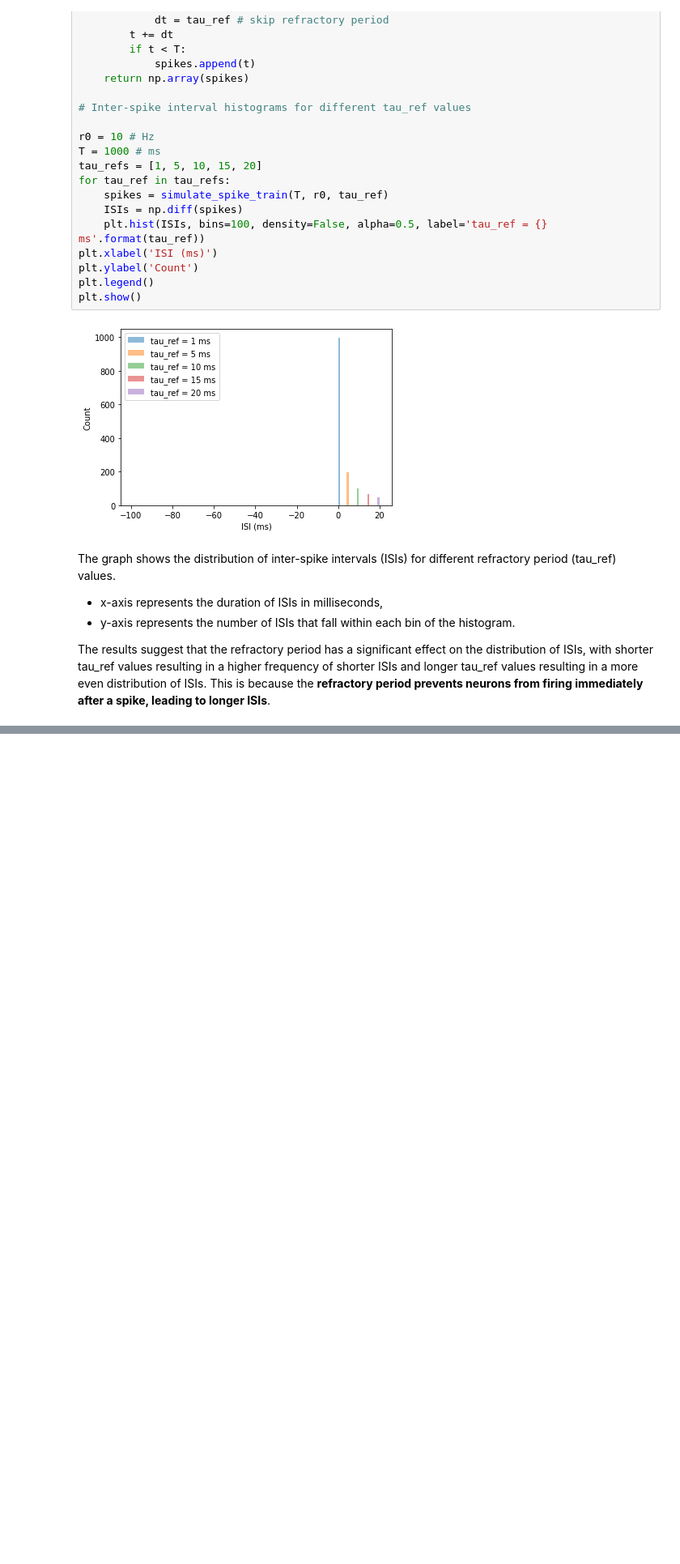
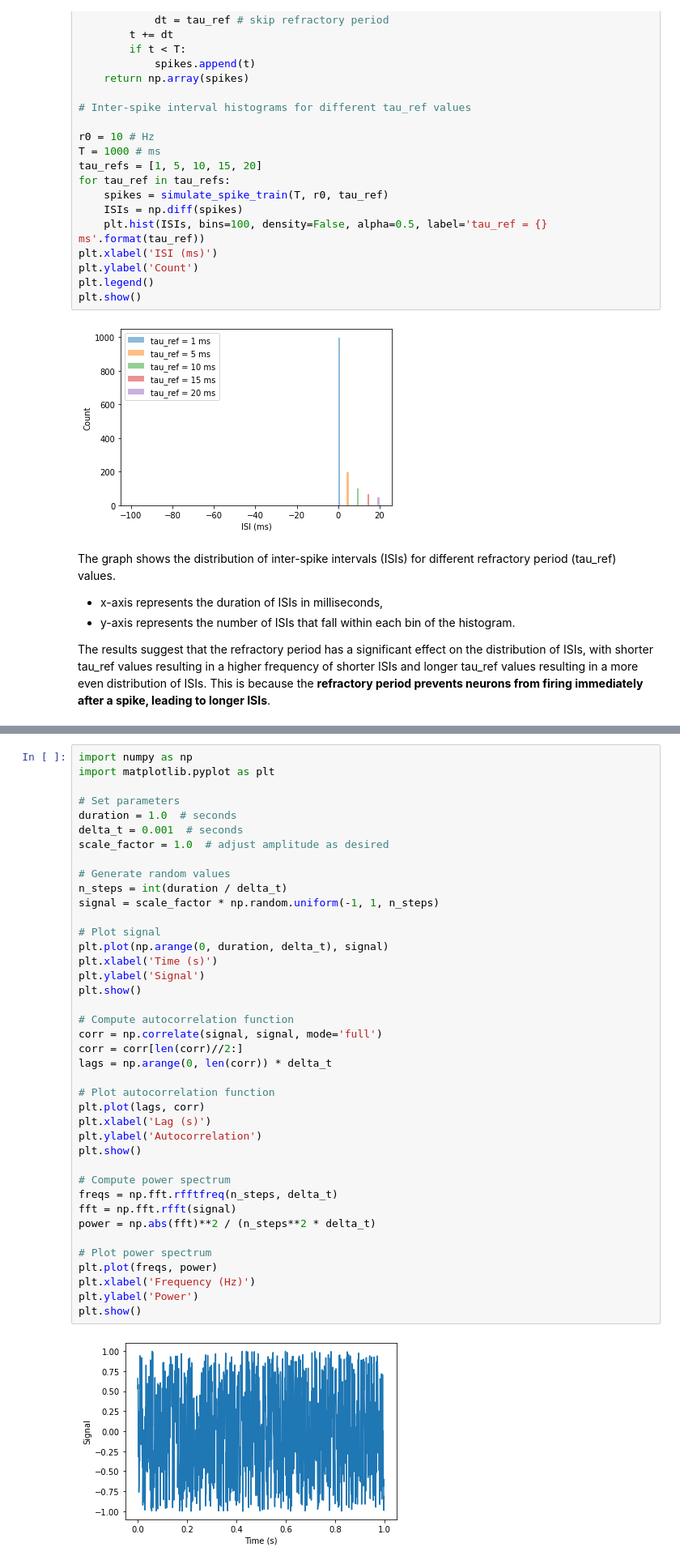
Before and after one commit to SpenBobCat/Computational_Neuroscience, a Jupyter notebook: Copy_of_Computational_Neuroscience_Coursera.ipynb, the cells around one changed output, grey strips where cells are left out. Shown: that part at 81% size. Cells and saved outputs as stored; diff of their text form; blank space fills up the shorter version.

```diff
--- a/Copy_of_Computational_Neuroscience_Coursera.ipynb
+++ b/Copy_of_Computational_Neuroscience_Coursera.ipynb
@@ -212,0 +455,42 @@ The results suggest that the refractory period has a significant effect on the d
+# %%
+import numpy as np
+import matplotlib.pyplot as plt
+
+# Set parameters
+duration = 1.0  # seconds
+delta_t = 0.001  # seconds
+scale_factor = 1.0  # adjust amplitude as desired
+
+# Generate random values
+n_steps = int(duration / delta_t)
+signal = scale_factor * np.random.uniform(-1, 1, n_steps)
+
+# Plot signal
+plt.plot(np.arange(0, duration, delta_t), signal)
+plt.xlabel('Time (s)')
+plt.ylabel('Signal')
+plt.show()
+
+# Compute autocorrelation function
+corr = np.correlate(signal, signal, mode='full')
+corr = corr[len(corr)//2:]
+lags = np.arange(0, len(corr)) * delta_t
+
+# Plot autocorrelation function
+plt.plot(lags, corr)
+plt.xlabel('Lag (s)')
+plt.ylabel('Autocorrelation')
+plt.show()
+
+# Compute power spectrum
+freqs = np.fft.rfftfreq(n_steps, delta_t)
+fft = np.fft.rfft(signal)
+power = np.abs(fft)**2 / (n_steps**2 * delta_t)
+
+# Plot power spectrum
+plt.plot(freqs, power)
+plt.xlabel('Frequency (Hz)')
+plt.ylabel('Power')
+plt.show()
+# %% [output]
+[figure, added]
```
Also changed, not shown: parts of 22 cells of this notebook.
